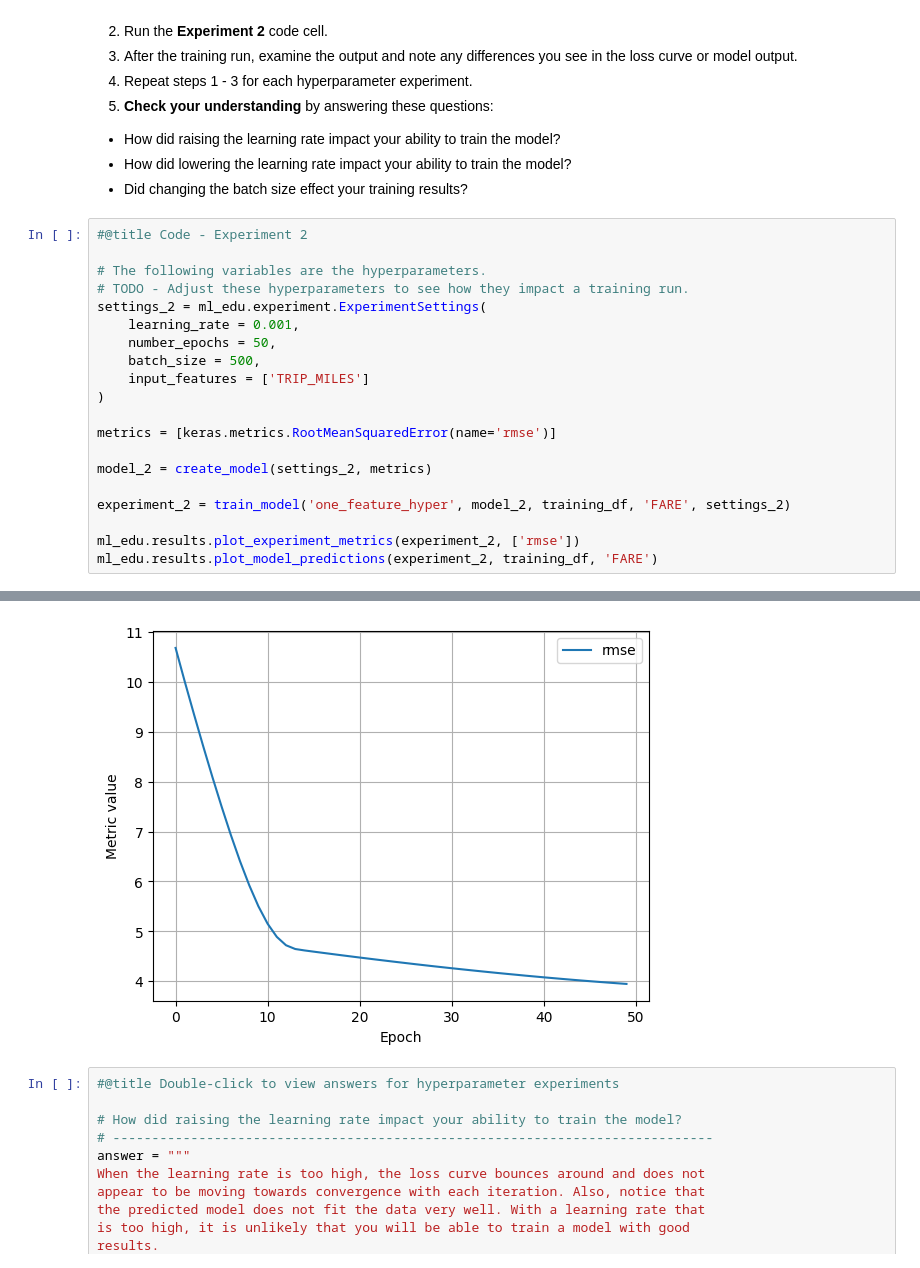
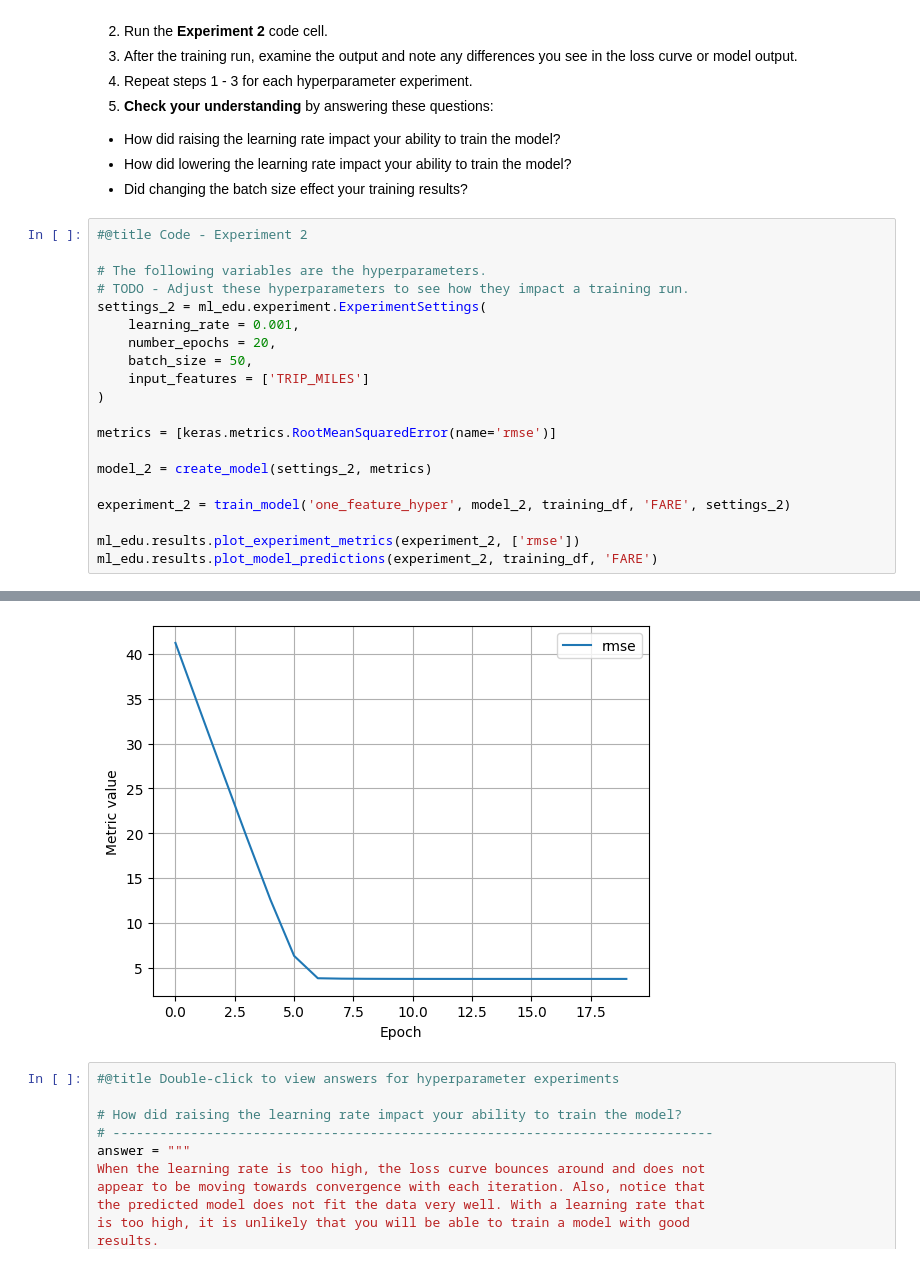
Before and after one commit to gmelania/machine-learning-crash-course, a Jupyter notebook: ml/cc/exercises/linear_regression_taxi.ipynb, the cells around one changed output, grey strips where cells are left out. Drawn from its saved outputs; the diff is of its cells as text.

```diff
--- a/ml/cc/exercises/linear_regression_taxi.ipynb
+++ b/ml/cc/exercises/linear_regression_taxi.ipynb
@@ -457,8 +456,8 @@ It is common with machine learning to run multiple experiments to find the best
 # TODO - Adjust these hyperparameters to see how they impact a training run.
 settings_2 = ml_edu.experiment.ExperimentSettings(
     learning_rate = 0.001,
-    number_epochs = 50,
-    batch_size = 500,
+    number_epochs = 20,
+    batch_size = 50,
     input_features = ['TRIP_MILES']
 )
 
@@ -491,5 +490,5 @@ Epoch 50/50
 [interactive output not drawn]
-[figure, old version]
+[figure, new version]
 # %%
 #@title Double-click to view answers for hyperparameter experiments
 
```
Also changed, not shown: parts of 9 cells of this notebook.
